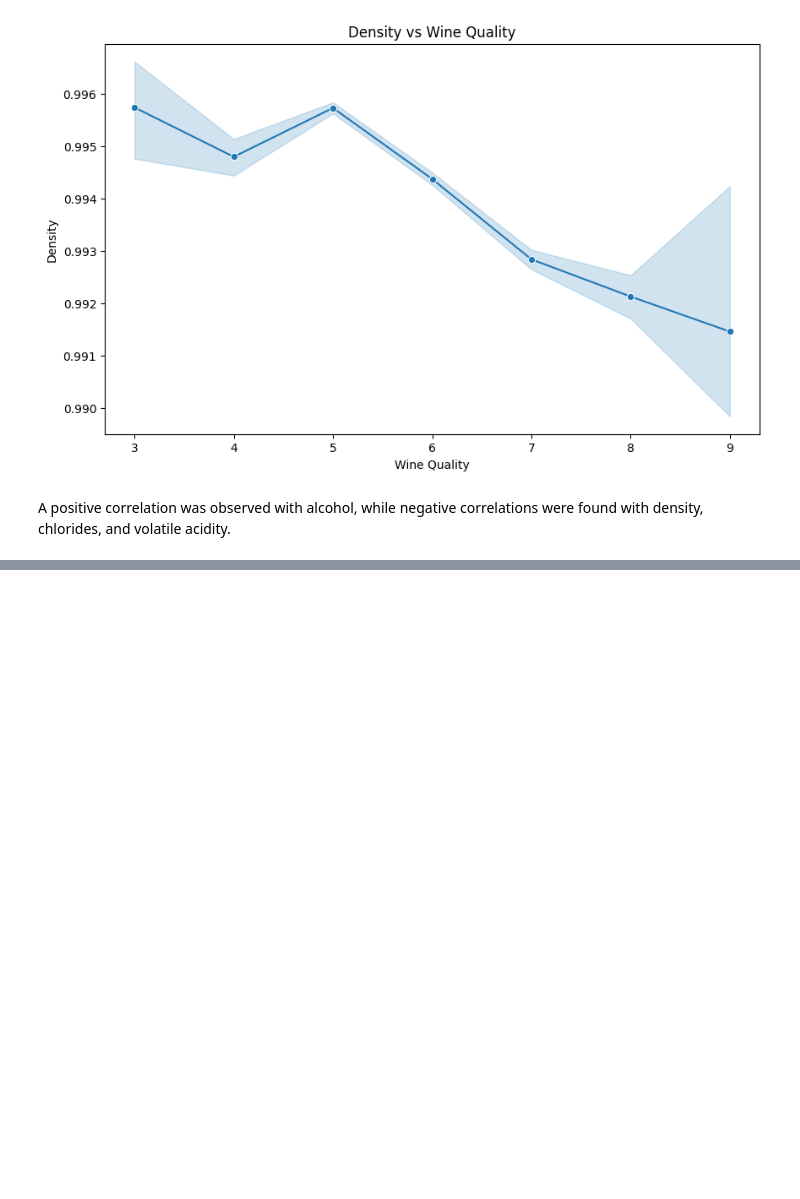
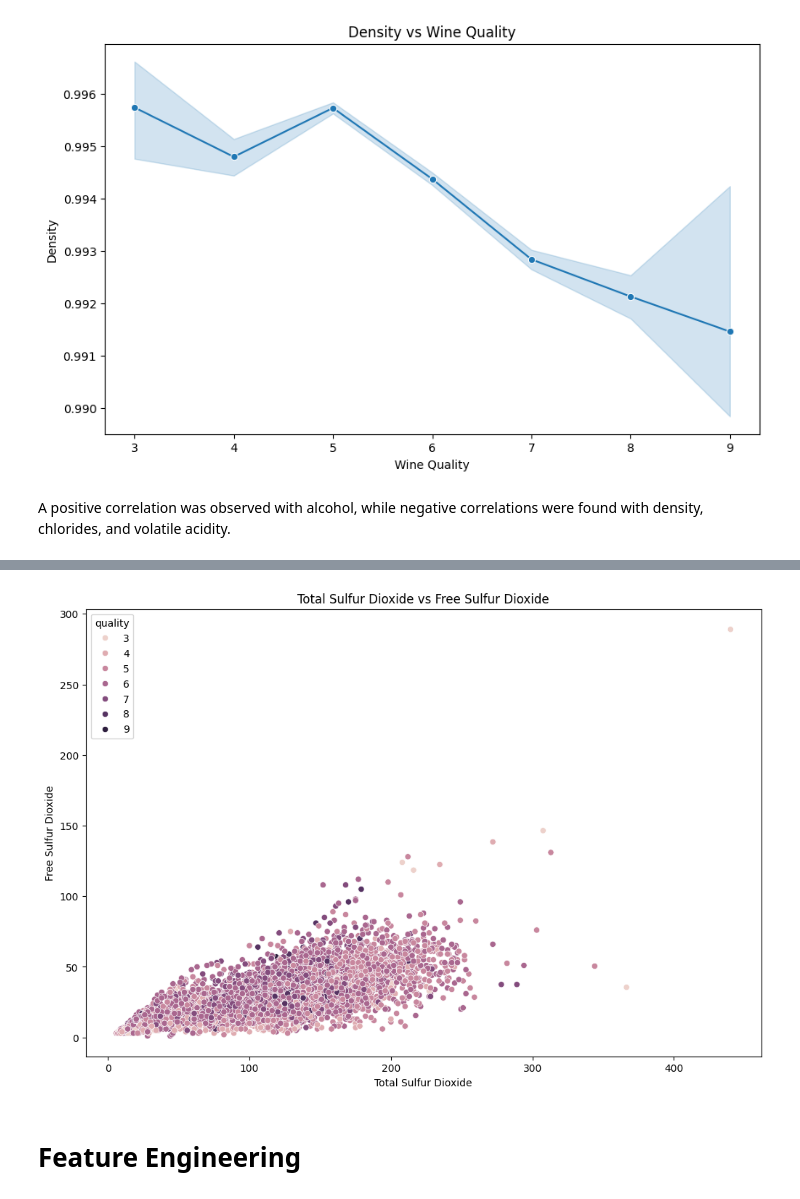
Before and after one commit to DenizBerkDemirag/wine-quality, a Jupyter notebook: eda_analysis.ipynb, the cells around one changed output, grey strips where cells are left out. Cells and saved outputs as stored; diff of their text form; code cells hidden in the pictures; blank space fills up the shorter version.

```diff
--- a/eda_analysis.ipynb
+++ b/eda_analysis.ipynb
@@ -244,0 +253,13 @@ A positive correlation was observed with alcohol, while negative correlations we
+# %%
+plt.figure(figsize=(12, 8))
+
+sns.scatterplot(data=df, x='total_sulfur_dioxide', y='free_sulfur_dioxide', hue='quality')
+
+plt.title('Total Sulfur Dioxide vs Free Sulfur Dioxide')
+plt.xlabel('Total Sulfur Dioxide')
+plt.ylabel('Free Sulfur Dioxide')
+plt.show()
+# %% [output]
+[figure, added]
+# %% [markdown]
+# Feature Engineering
```
Also changed, not shown: parts of 8 cells of this notebook.
